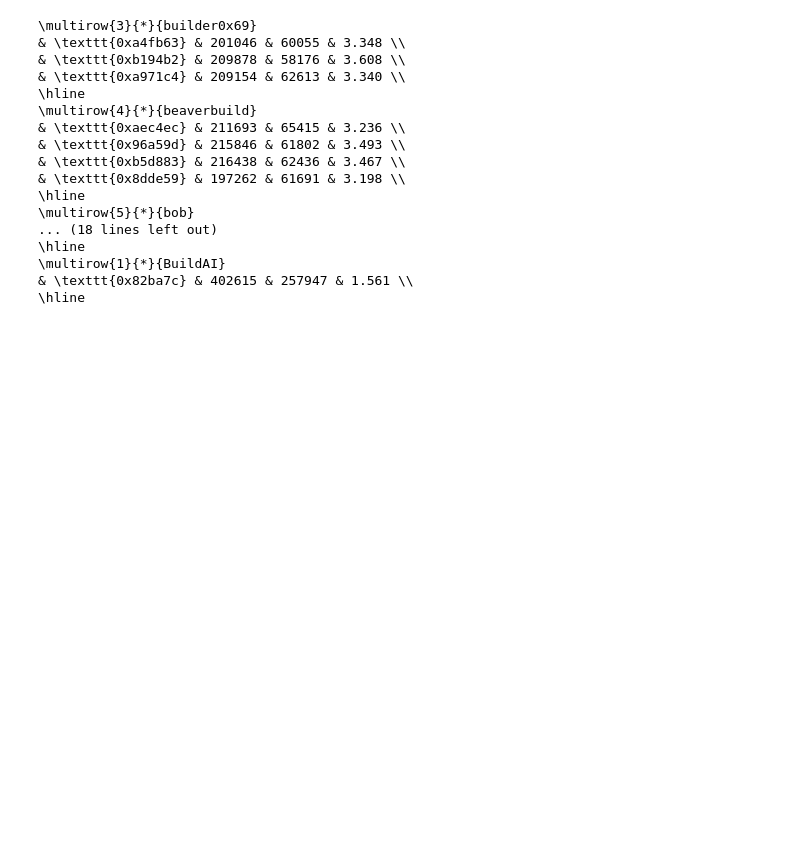
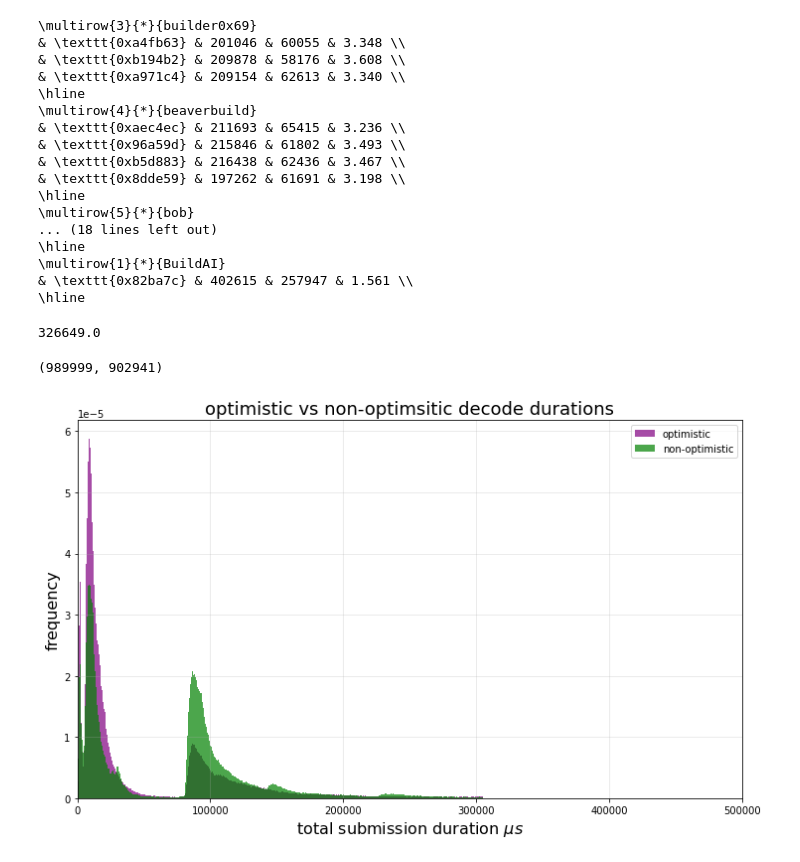
Before and after one commit to michaelneuder/relay-data, a Jupyter notebook: rollout/opt.ipynb, the cells around one changed output. Drawn from its saved outputs; the diff is of its cells as text; code cells hidden in the pictures; blank space fills up the shorter version.

Commit message:
decode specific

```diff
--- a/rollout/opt.ipynb
+++ b/rollout/opt.ipynb
@@ -638,0 +641,25 @@ for k in pkMap:
+# %%
+np.percentile(opts['decode_duration'].values, 99)
+# %% [output]
+326649.0
+# %%
+bdo = opts[opts['decode_duration'] < np.percentile(opts['decode_duration'].values, 99)]['decode_duration'].values
+bdn = nopts[nopts['decode_duration'] < np.percentile(nopts['decode_duration'].values, 99)]['decode_duration'].values
+# %%
+len(bdn), len(bdo)
+# %% [output]
+(989999, 902941)
+# %%
+f, ax = plt.subplots(figsize=(12,7))
+
+bins = np.histogram(bdn, bins=1000)[1]
+ax.hist(bdo, bins, color='purple', alpha=0.7, density=True, label='optimistic')
+ax.hist(bdn, bins, color='g', alpha=0.7, density=True, label='non-optimistic')
+ax.set_xlim(0,float(0.5e6))
+ax.set_xlabel('total submission duration $\mu s$', size=16)
+ax.set_ylabel('frequency', size=16)
+ax.set_title('optimistic vs non-optimsitic decode durations', size=18)
+plt.legend()
+plt.show()
+# %% [output]
+[figure, added]
```
Also changed, not shown: parts of 11 cells of this notebook, 1 other file.
